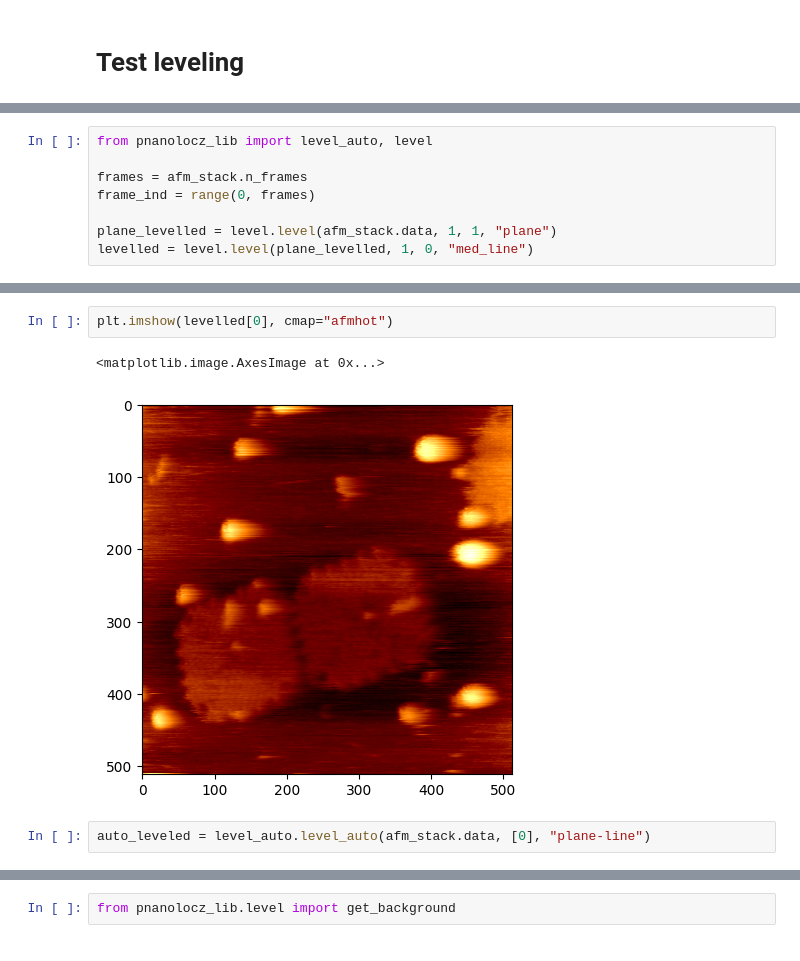
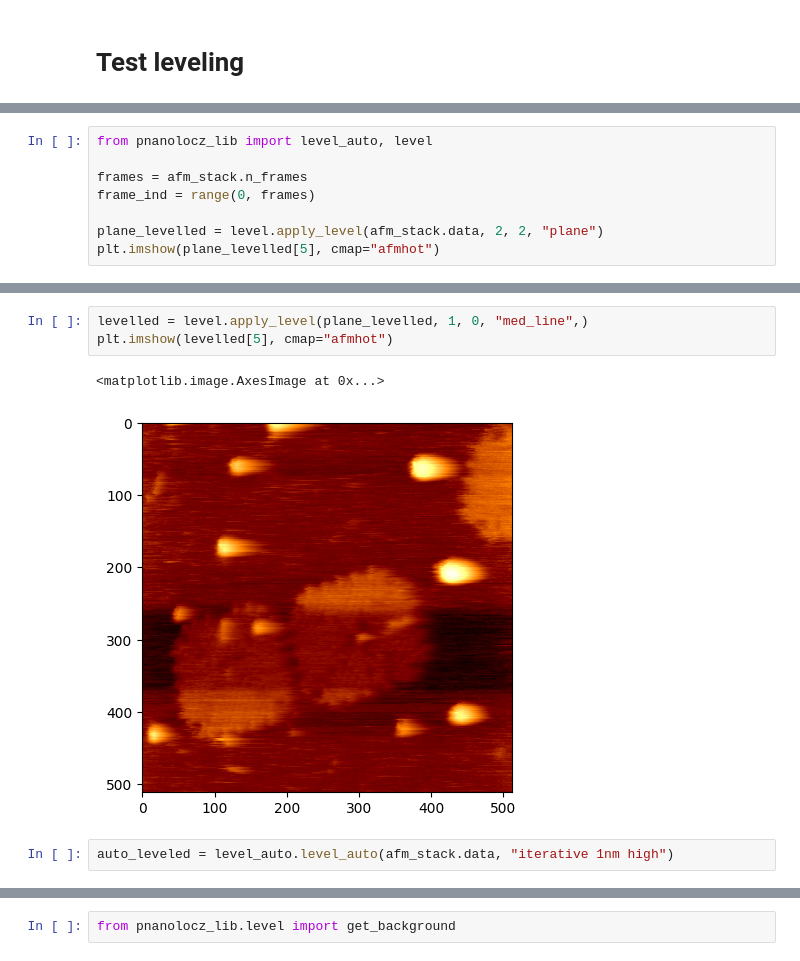
Before and after one commit to Wang-1971/Python-Nanolocz-Library, a Jupyter notebook: notebooks/Test pnanolocz-lib.ipynb, the cells around one changed output, grey strips where cells are left out. Cells and saved outputs as stored; diff of their text form.

```diff
--- a/notebooks/Test pnanolocz-lib.ipynb
+++ b/notebooks/Test pnanolocz-lib.ipynb
@@ -18,5 +18,5 @@ from pnanolocz_lib import level_auto, level
 frames = afm_stack.n_frames
 frame_ind = range(0, frames)
 
-plane_levelled = level.level(afm_stack.data, 1, 1, "plane")
-levelled = level.level(plane_levelled, 1, 0, "med_line")
+plane_levelled = level.apply_level(afm_stack.data, 2, 2, "plane")
+plt.imshow(plane_levelled[5], cmap="afmhot")
@@ -23,8 +26,9 @@ levelled = level.level(plane_levelled, 1, 0, "med_line")
 # %%
-plt.imshow(levelled[0], cmap="afmhot")
+levelled = level.apply_level(plane_levelled, 1, 0, "med_line",)
+plt.imshow(levelled[5], cmap="afmhot")
 # %% [output]
 <matplotlib.image.AxesImage at 0x...>
-[figure, old version]
+[figure, new version]
 # %%
-auto_leveled = level_auto.level_auto(afm_stack.data, [0], "plane-line")
+auto_leveled = level_auto.level_auto(afm_stack.data, "iterative 1nm high")
 # %%
```
Also changed, not shown: parts of 12 cells of this notebook, 4 other files.
